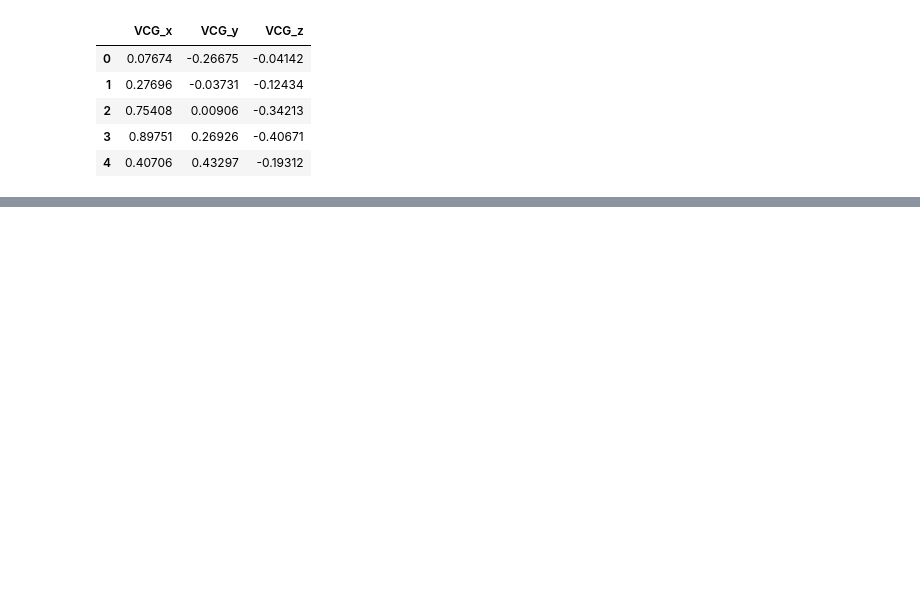
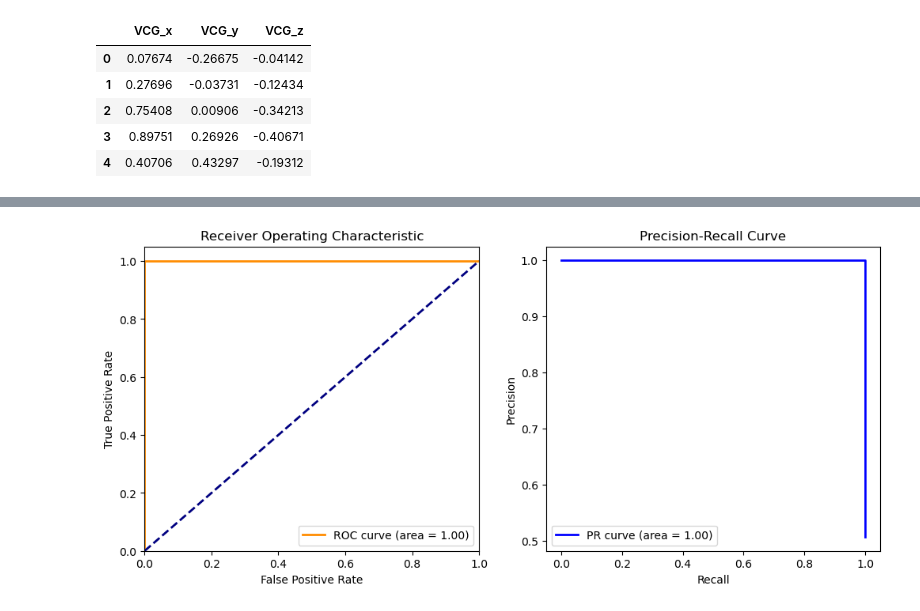
Before and after one commit to leejuntsien/IDSC_2026, a Jupyter notebook: data_in.ipynb, the cells around one changed output, grey strips where cells are left out. Saved outputs shown, nothing was run; the diff lists cells and outputs as text; code cells hidden in the pictures; blank space fills up the shorter version.

```diff
--- a/data_in.ipynb
+++ b/data_in.ipynb
@@ -551,0 +723,97 @@ display(vcg_df.head())
+# %%
+import os
+import pandas as pd
+import numpy as np
+from sklearn.model_selection import train_test_split
+
+from ml_pipeline.data_loader import load_wfdb_record, extract_discrete_features
+from ml_pipeline.classic_pipeline import train_and_evaluate
+
+def main():
+    print("==================================================")
+    print("   Classic ML Pipeline (Discrete Beat Features)   ")
+    print("==================================================")
+
+    # 1. Load Metadata
+    metadata_path = "metadata.csv"
+    if not os.path.exists(metadata_path):
+        print(f"Error: {metadata_path} not found. Please ensure Physionet data is downloaded.")
+        return
+
+    metadata = pd.read_csv(metadata_path)
+
+    # Demonstration subset (10 Brugada, 10 Normal) to make the run fast.
+    subset_meta = pd.concat([
+        metadata[metadata['brugada'] == 1].head(10),
+        metadata[metadata['brugada'] == 0].head(10)
+    ]).sample(frac=1, random_state=42).reset_index(drop=True)
+
+    # 2. Extract Data
+    all_features_dfs = []
+
+    print("Extracting tabular features per beat from WFDB records...")
+    for idx, row in subset_meta.iterrows():
+        patient_id = str(row['patient_id'])
+        label = int(row['brugada'])
+
+        record_path = f"files/{patient_id}/{patient_id}"
+        if not os.path.exists(record_path + ".dat"):
+            continue
+
+        try:
+            df, fs = load_wfdb_record(record_path)
+            # Extracts pd.DataFrame of features (e.g. QRS_duration, VoltDiff_P_T)
+            df_patient_feats = extract_discrete_features(df, fs, target_lead='I')
+
+            # Stamp with target label
+            df_patient_feats['label'] = label
+            df_patient_feats['patient_id'] = patient_id
+
+            all_features_dfs.append(df_patient_feats)
+        except Exception as e:
+            print(f"Skipped patient {patient_id}: {e}")
+
+    # Combine into huge tabular dataset
+    df_all = pd.concat(all_features_dfs, ignore_index=True)
+    print(f"\\nTotal beats extracted: {len(df_all)}")
+
+    # 3. Train / Test Split
+    # Drop identifying metadata columns before training
+    drop_cols = ['label', 'patient_id', 'beat_index', 'normalized_signal']
+    X = df_all.drop(columns=[c for c in drop_cols if c in df_all.columns])
+    y = df_all['label'].values
+
+    feature_columns = list(X.columns)
+
+    X_train, X_test, y_train, y_test = train_test_split(
+        X.values, y,
+        test_size=0.30,
+        random_state=42,
+        stratify=y
+    )
+
+    print(f"Train samples: {len(X_train)} | Test samples: {len(X_test)}")
+    print(f"Features: {feature_columns}")
+
+    # 4. Evaluate Advanced Classic ML!
+    # Try lightgbm as it's typically best on tabular data, or random_forest
+    model_choice = 'lightgbm'
+    # Fallback if lightgbm isn't installed
+    try:
+        import lightgbm
+    except ImportError:
+        model_choice = 'random_forest'
+
+    print(f"\\nRunning full evaluation on {model_choice}...")
+    best_model = train_and_evaluate(
+        X_train, y_train,
+        X_test, y_test,
+        feature_columns=feature_columns,
+        model_name=model_choice,
+        n_iter=5, # Number of randomized search combinations
+        cv=3      # CV folds
+    )
+
+if __name__ == "__main__":
+    main()
+# %% [output]
@@ -551,0 +837 @@ display(vcg_df.head())
+[figure, added]
```
Also changed, not shown: parts of 8 cells of this notebook, 1 other file.
